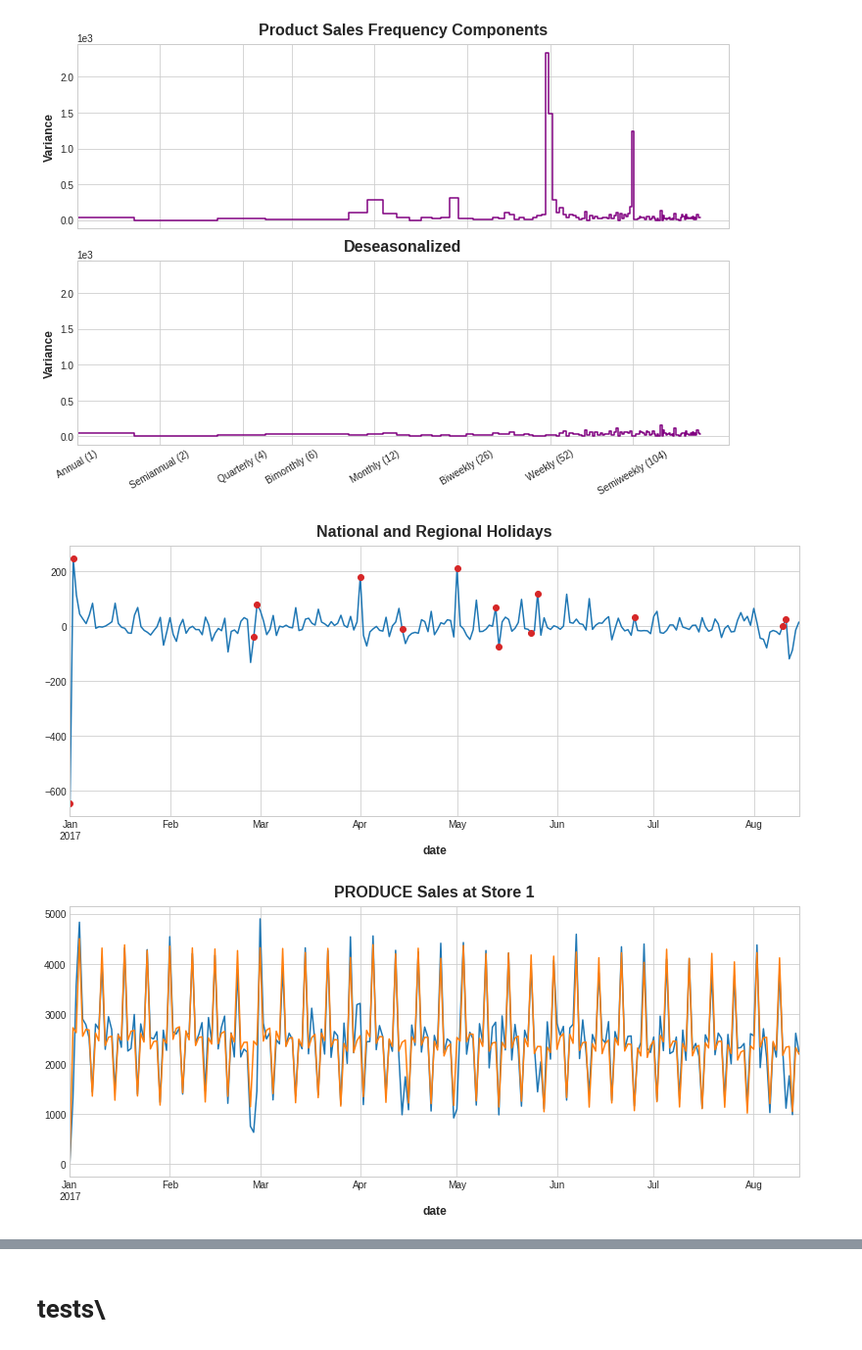
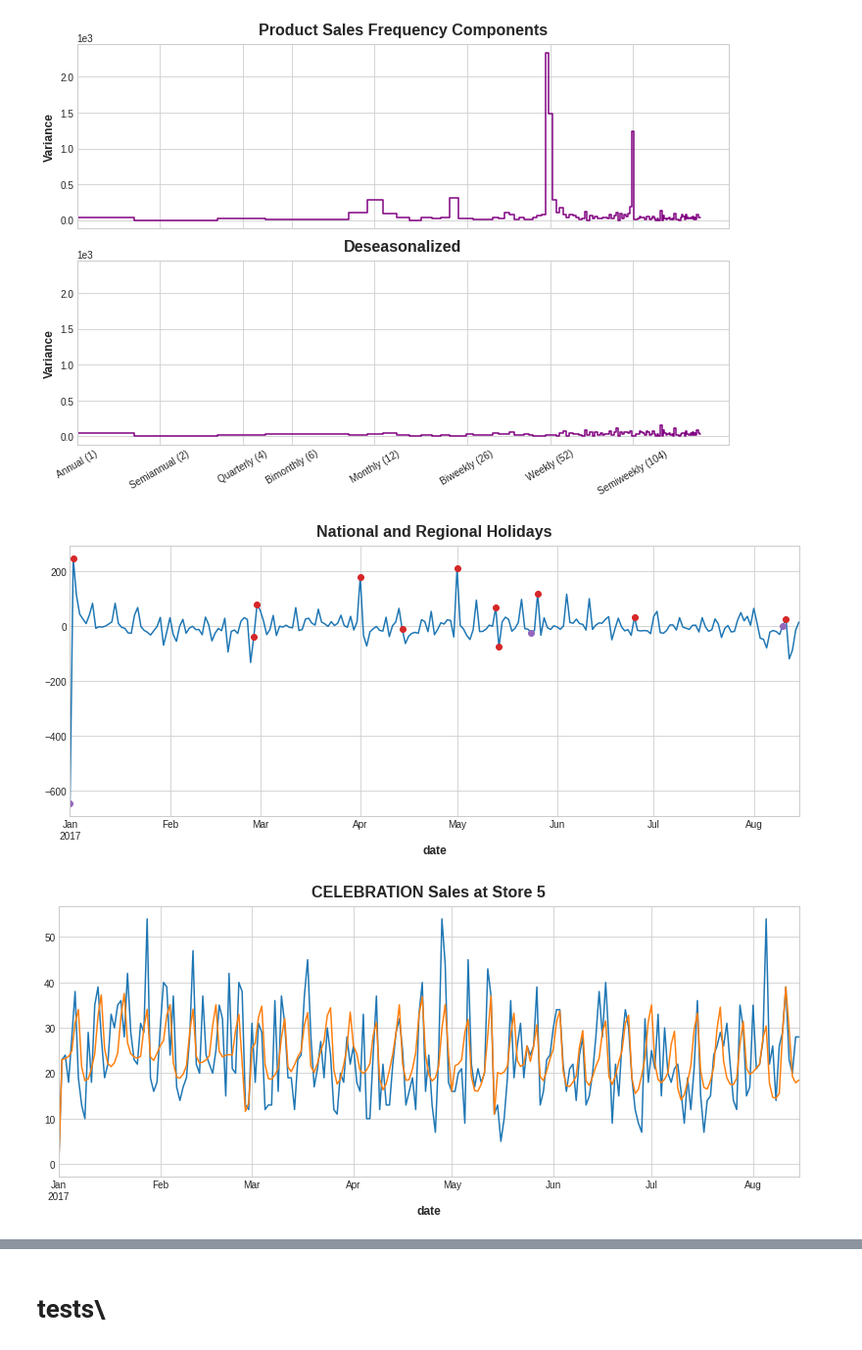
Before and after one commit to RodrigoHernan/intro-ml, a Jupyter notebook: time-series-forecasting/main2.ipynb, the cells around one changed output, grey strips where cells are left out. Shown: that part at 98% size. Drawn from its saved outputs; the diff is of its cells as text; code cells hidden in the pictures.

```diff
--- a/time-series-forecasting/main2.ipynb
+++ b/time-series-forecasting/main2.ipynb
@@ -97,15 +97,19 @@ ax2.set_title("Deseasonalized");
 # %% [output]
 [figure]
 # %%
-# National and regional holidays in the training set
 holidays = (
     holidays_events
     .query("locale in ['National', 'Regional']")
-    .loc['2016':'2017-08-15', ['description']]
+    .loc['2017':'2017-08-15', ['description', 'transferred']]
     .assign(description=lambda x: x.description.cat.remove_unused_categories())
 )
+holidays[holidays['transferred']==False]
 ax = y_deseason.plot()
-plt.plot_date(holidays.index, y_deseason[holidays.index], color='C3')
+transferred_holidays = holidays[holidays['transferred']==True]
+not_transferred_holidays = holidays[holidays['transferred']==False]
+plt.plot_date(transferred_holidays.index, y_deseason[transferred_holidays.index], color='C4')
+plt.plot_date(not_transferred_holidays.index, y_deseason[not_transferred_holidays.index], color='C3')
+
 ax.set_title('National and Regional Holidays');
 # %% [output]
-[figure, old version]
+[figure, new version]
@@ -133,13 +137,13 @@ model = LinearRegression(fit_intercept=False)
 model.fit(X, y)
 y_pred = pd.DataFrame(model.predict(X), index=X.index, columns=y.columns)
 # %%
-STORE_NBR = '1'  # 1 - 54
-FAMILY = 'PRODUCE'
+STORE_NBR = '5'  # 1 - 54
+FAMILY = 'CELEBRATION'
 # Uncomment to see a list of product families
 # display(store_sales.index.get_level_values('family').unique())
 
 ax = y.loc(axis=1)['sales', STORE_NBR, FAMILY].plot()
 ax = y_pred.loc(axis=1)['sales', STORE_NBR, FAMILY].plot(ax=ax)
 ax.set_title(f'{FAMILY} Sales at Store {STORE_NBR}');
 # %% [output]
-[figure, old version]
+[figure, new version]
```
Also changed, not shown: parts of 7 cells of this notebook, 1 other file.
